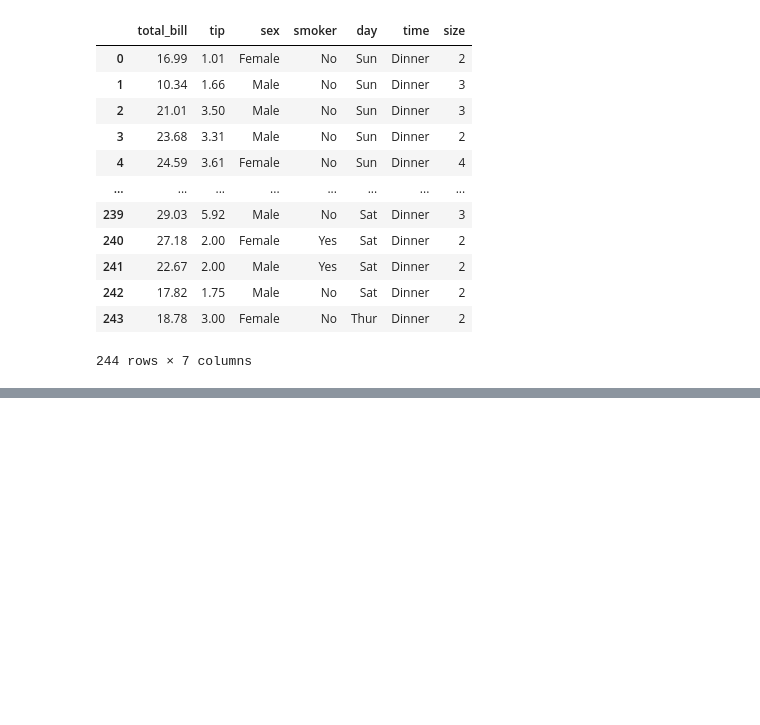
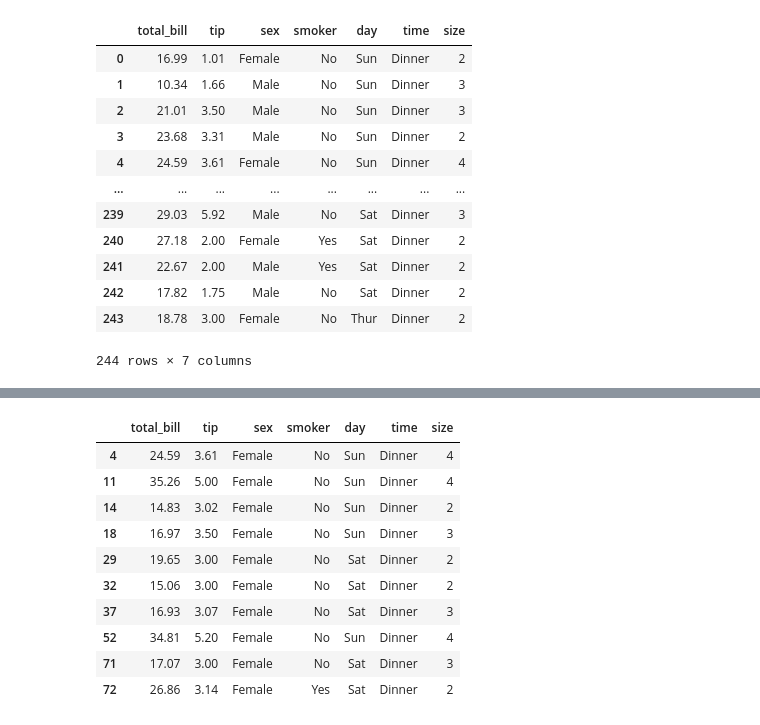
Before and after one commit to hyunjuleee/pandas, a Jupyter notebook: 03_query_tips.ipynb, the cells around one changed output, grey strips where cells are left out. Drawn from its saved outputs; the diff is of its cells as text; code cells hidden in the pictures; blank space fills up the shorter version.

```diff
--- a/03_query_tips.ipynb
+++ b/03_query_tips.ipynb
@@ -21,0 +185,17 @@ df
+# %%
+c1 = df['sex'] == 'Female'
+c2 = df['tip'] >= df['tip'].mean()
+# %%
+df.loc[c1 & c2].head(10)
+# %% [output]
+|  | total_bill | tip | sex | smoker | day | time | size |
+| 4 | 24.59 | 3.61 | Female | No | Sun | Dinner | 4 |
+| 11 | 35.26 | 5.00 | Female | No | Sun | Dinner | 4 |
+| 14 | 14.83 | 3.02 | Female | No | Sun | Dinner | 2 |
+| 18 | 16.97 | 3.50 | Female | No | Sun | Dinner | 3 |
+| 29 | 19.65 | 3.00 | Female | No | Sat | Dinner | 2 |
+| 32 | 15.06 | 3.00 | Female | No | Sat | Dinner | 2 |
+| 37 | 16.93 | 3.07 | Female | No | Sat | Dinner | 3 |
+| 52 | 34.81 | 5.20 | Female | No | Sun | Dinner | 4 |
+| 71 | 17.07 | 3.00 | Female | No | Sat | Dinner | 3 |
+| 72 | 26.86 | 3.14 | Female | Yes | Sat | Dinner | 2 |
```
Also changed, not shown: parts of 26 cells of this notebook, 2 other files.
